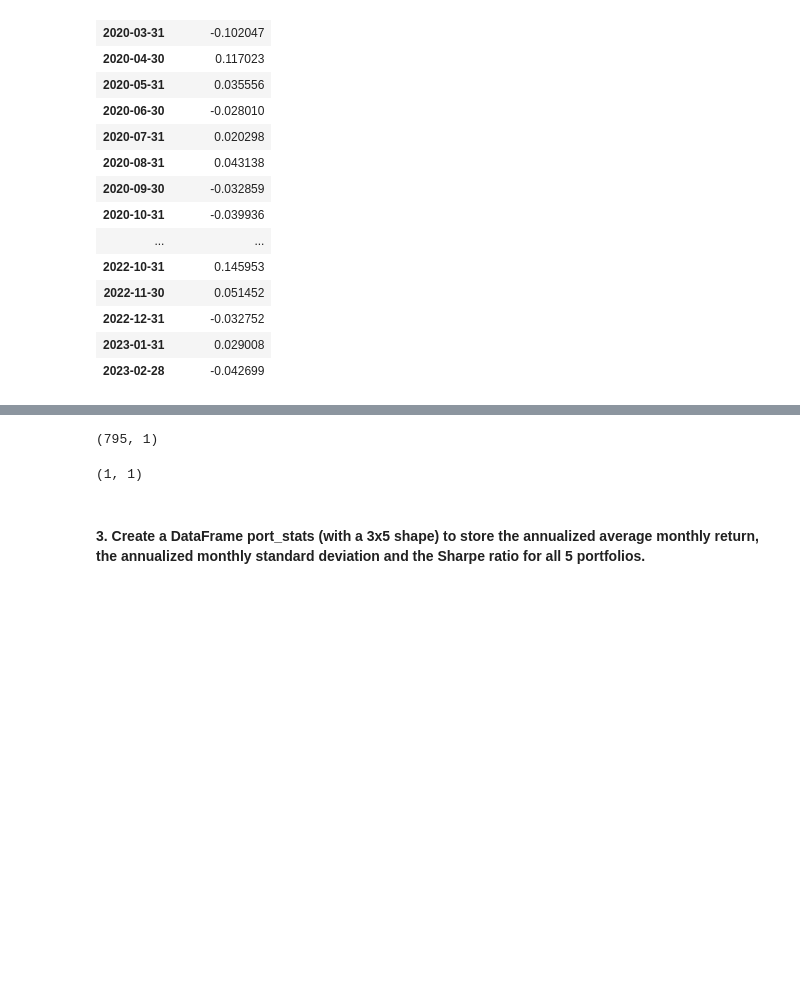
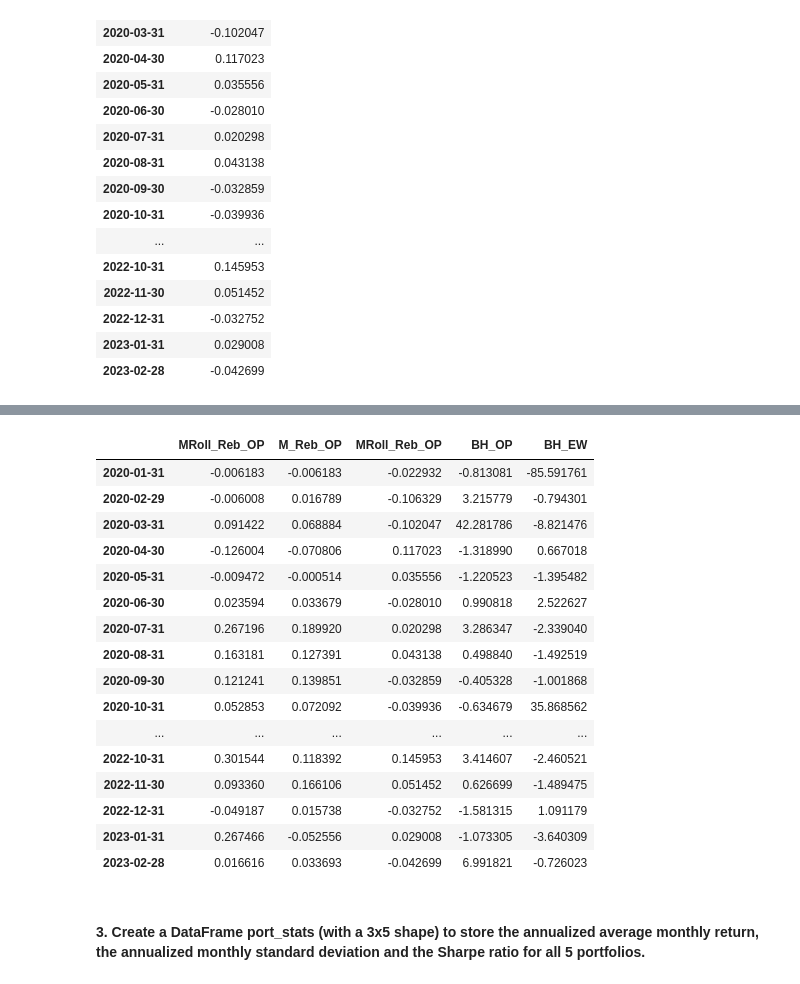
Before and after one commit to Alphaplayer248/Financial-Data-Project, a Jupyter notebook: Group Assignment_Alex.ipynb, the cells around one changed output, grey strips where cells are left out. Saved outputs shown, nothing was run; the diff lists cells and outputs as text; code cells hidden in the pictures; blank space fills up the shorter version.

```diff
--- a/Group Assignment_Alex.ipynb
+++ b/Group Assignment_Alex.ipynb
@@ -191,8 +193,8 @@ for column in returns:
 # %%
 #1
-port_returns=pd.DataFrame()
+MRoll_Reb_OP=pd.DataFrame()
 for i in range(0,len(optimal_weights)-1):
-    port_returns = pd.concat([port_returns,
+    MRoll_Reb_OP = pd.concat([MRoll_Reb_OP,
                               pd.DataFrame({'MRoll_Reb_OP':np.dot(optimal_weights.iloc[i],returns_mon1.iloc[i+60])},
                                            index = [returns_mon1.index[i+60]])],
                                            axis=0)
@@ -199,3 +221,3 @@ for i in range(0,len(optimal_weights)-1):
 # %%
 #2
-port_returns2 = pd.DataFrame({'M_Reb_OP':np.dot(returns_mon1.iloc[0+60:], optimal_weights.iloc[0])},index = returns_mon1.index[0+60:])
+M_Reb_OP = pd.DataFrame({'M_Reb_OP':np.dot(returns_mon1.iloc[0+60:], optimal_weights.iloc[0])},index = returns_mon1.index[0+60:])
@@ -257,4 +272,4 @@ M_Reb_EW
 | 2023-02-28 | -0.042699 |
 # %%
 #4
-port_returns4 = pd.DataFrame({'BH_OP':np.dot(inv_value, optimal_weights.iloc[0])},index = inv_value.index).loc['2019-12-31':'2023'].pct_change().dropna()
+BH_OP = pd.DataFrame({'BH_OP':np.dot(inv_value, optimal_weights.iloc[0])},index = inv_value.index).loc['2019-12-31':'2023'].pct_change().dropna()
@@ -278,14 +297,27 @@ port_returns4
 # %%
 #5
-port_returns5 = pd.DataFrame({'BH_EW':np.dot(inv_value, init_guess)},index = inv_value.index).loc['2019-12-31':'2023'].pct_change().dropna()
+BH_EW = pd.DataFrame({'BH_EW':np.dot(inv_value, init_guess)},index = inv_value.index).loc['2019-12-31':'2023'].pct_change().dropna()
-# %%
-port_returns4.shape
-# %% [output]
-(795, 1)
-# %%
-port_returns3.shape
-# %% [output]
-(1, 1)
+# %%
+port_returns = pd.concat([MRoll_Reb_OP, M_Reb_OP, M_Reb_EW,BH_OP, BH_EW], axis=1)
+port_returns
+# %% [output]
+|  | MRoll_Reb_OP | M_Reb_OP | MRoll_Reb_OP | BH_OP | BH_EW |
+| 2020-01-31 | -0.006183 | -0.006183 | -0.022932 | -0.813081 | -85.591761 |
+| 2020-02-29 | -0.006008 | 0.016789 | -0.106329 | 3.215779 | -0.794301 |
+| 2020-03-31 | 0.091422 | 0.068884 | -0.102047 | 42.281786 | -8.821476 |
+| 2020-04-30 | -0.126004 | -0.070806 | 0.117023 | -1.318990 | 0.667018 |
+| 2020-05-31 | -0.009472 | -0.000514 | 0.035556 | -1.220523 | -1.395482 |
+| 2020-06-30 | 0.023594 | 0.033679 | -0.028010 | 0.990818 | 2.522627 |
+| 2020-07-31 | 0.267196 | 0.189920 | 0.020298 | 3.286347 | -2.339040 |
+| 2020-08-31 | 0.163181 | 0.127391 | 0.043138 | 0.498840 | -1.492519 |
+| 2020-09-30 | 0.121241 | 0.139851 | -0.032859 | -0.405328 | -1.001868 |
+| 2020-10-31 | 0.052853 | 0.072092 | -0.039936 | -0.634679 | 35.868562 |
+| ... | ... | ... | ... | ... | ... |
+| 2022-10-31 | 0.301544 | 0.118392 | 0.145953 | 3.414607 | -2.460521 |
+| 2022-11-30 | 0.093360 | 0.166106 | 0.051452 | 0.626699 | -1.489475 |
+| 2022-12-31 | -0.049187 | 0.015738 | -0.032752 | -1.581315 | 1.091179 |
+| 2023-01-31 | 0.267466 | -0.052556 | 0.029008 | -1.073305 | -3.640309 |
+| 2023-02-28 | 0.016616 | 0.033693 | -0.042699 | 6.991821 | -0.726023 |
 # %% [markdown]
 #### 3. Create a DataFrame port_stats (with a 3x5 shape) to store the annualized average monthly return, the annualized monthly standard deviation and the Sharpe ratio for all 5 portfolios.
 # %%
```
Also changed, not shown: parts of 11 cells of this notebook.
